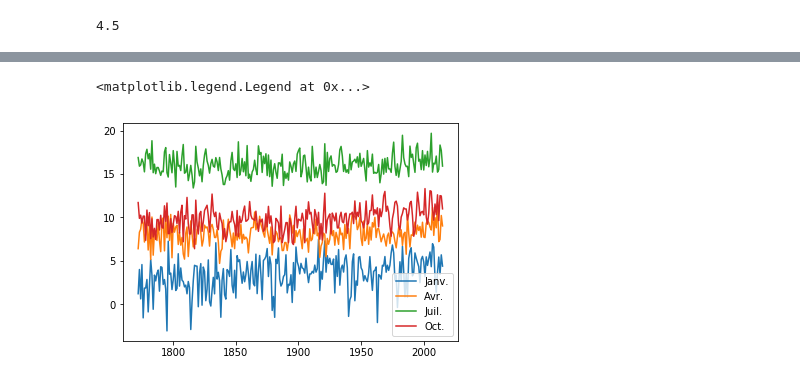
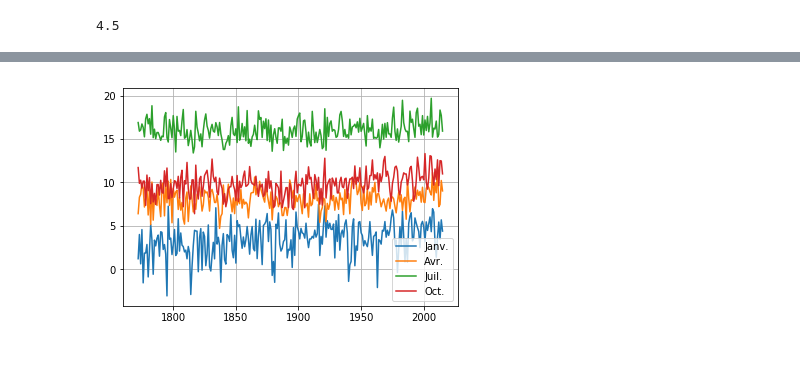
Before and after one commit to clade/Lumi2017, a Jupyter notebook: variance_allan/correction.ipynb, the cells around one changed output, grey strips where cells are left out. Drawn from its saved outputs; the diff is of its cells as text; code cells hidden in the pictures.

```diff
--- a/variance_allan/correction.ipynb
+++ b/variance_allan/correction.ipynb
@@ -59,18 +61,18 @@ xlim(0, 1000)
 # %%
 data = loadtxt('temperature_londres.dat')
 annees = data[:,0]
 janvier = data[:,1]
 avril = data[:,4]
 juillet = data[:,7]
 octobre = data[:,10]
 plot(annees, janvier, label='Janv.')
 plot(annees, avril, label='Avr.')
 plot(annees, juillet, label='Juil.')
 plot(annees, octobre, label='Oct.')
 legend()
+grid()
 # %% [output]
-<matplotlib.legend.Legend at 0x...>
-[figure, old version]
+[figure, new version]
 # %%
 for mois, nom in zip([1, 4, 7, 10], ['Janv.', 'Avr.', 'Juil.', 'Oct.']):
     Tn, va = variance_allan(data[:,mois])
```
Also changed, not shown: parts of 6 cells of this notebook, 1 other file.
